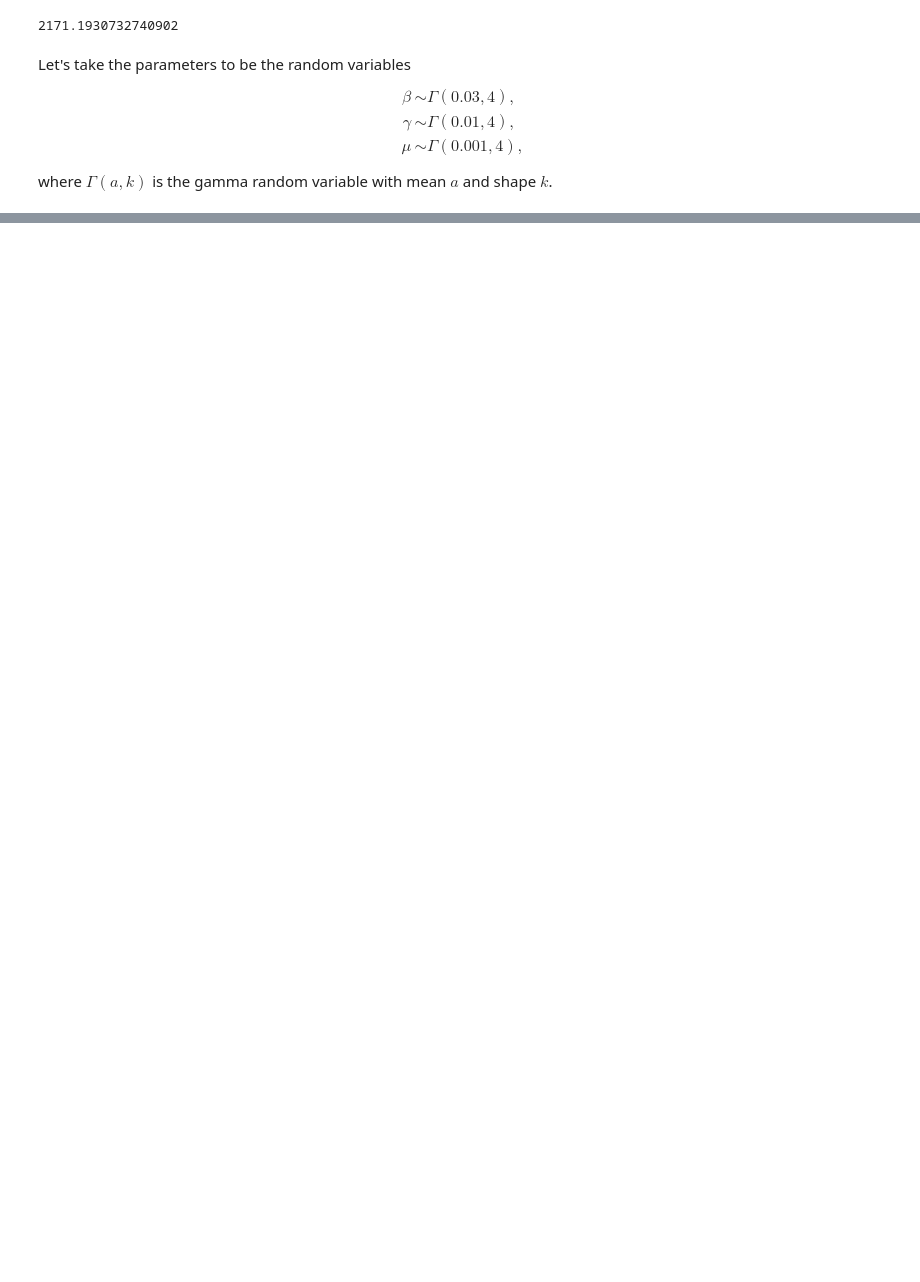
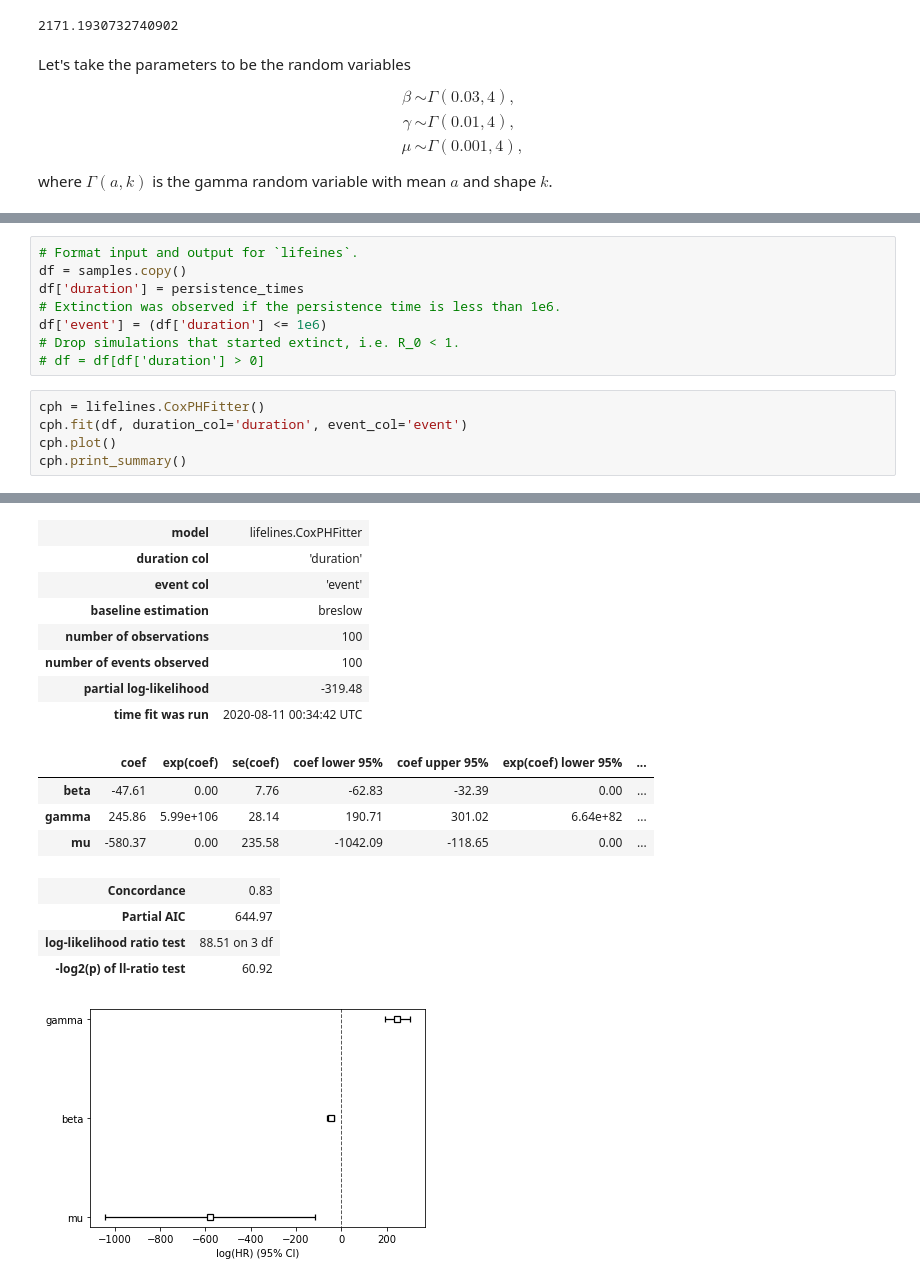
Before and after one commit to janmedlock/sensitivity_analysis, a Jupyter notebook: persistence.ipynb, the cells around one changed output, grey strips where cells are left out. Drawn from its saved outputs; the diff is of its cells as text; blank space fills up the shorter version.

```diff
--- a/persistence.ipynb
+++ b/persistence.ipynb
@@ -223,0 +102,14 @@ table
+# %%
+# Format input and output for `lifeines`.
+df = samples.copy()
+df['duration'] = persistence_times
+# Extinction was observed if the persistence time is less than 1e6.
+df['event'] = (df['duration'] <= 1e6)
+# Drop simulations that started extinct, i.e. R_0 < 1.
+# df = df[df['duration'] > 0]
+# %%
+cph = lifelines.CoxPHFitter()
+cph.fit(df, duration_col='duration', event_col='event')
+cph.plot()
+cph.print_summary()
+# %% [output]
@@ -223,0 +117,17 @@ table
+| model | lifelines.CoxPHFitter |
+| duration col | 'duration' |
+| event col | 'event' |
+| baseline estimation | breslow |
+| number of observations | 100 |
+| number of events observed | 100 |
+| partial log-likelihood | -319.48 |
+| time fit was run | 2020-08-11 00:34:42 UTC |
+|  | coef | exp(coef) | se(coef) | coef lower 95% | coef upper 95% | exp(coef) lower 95% | ... |
+| beta | -47.61 | 0.00 | 7.76 | -62.83 | -32.39 | 0.00 | ... |
+| gamma | 245.86 | 5.99e+106 | 28.14 | 190.71 | 301.02 | 6.64e+82 | ... |
+| mu | -580.37 | 0.00 | 235.58 | -1042.09 | -118.65 | 0.00 | ... |
+| Concordance | 0.83 |
+| Partial AIC | 644.97 |
+| log-likelihood ratio test | 88.51 on 3 df |
+| -log2(p) of ll-ratio test | 60.92 |
+[figure, added]
```
Also changed, not shown: parts of 18 cells of this notebook.
